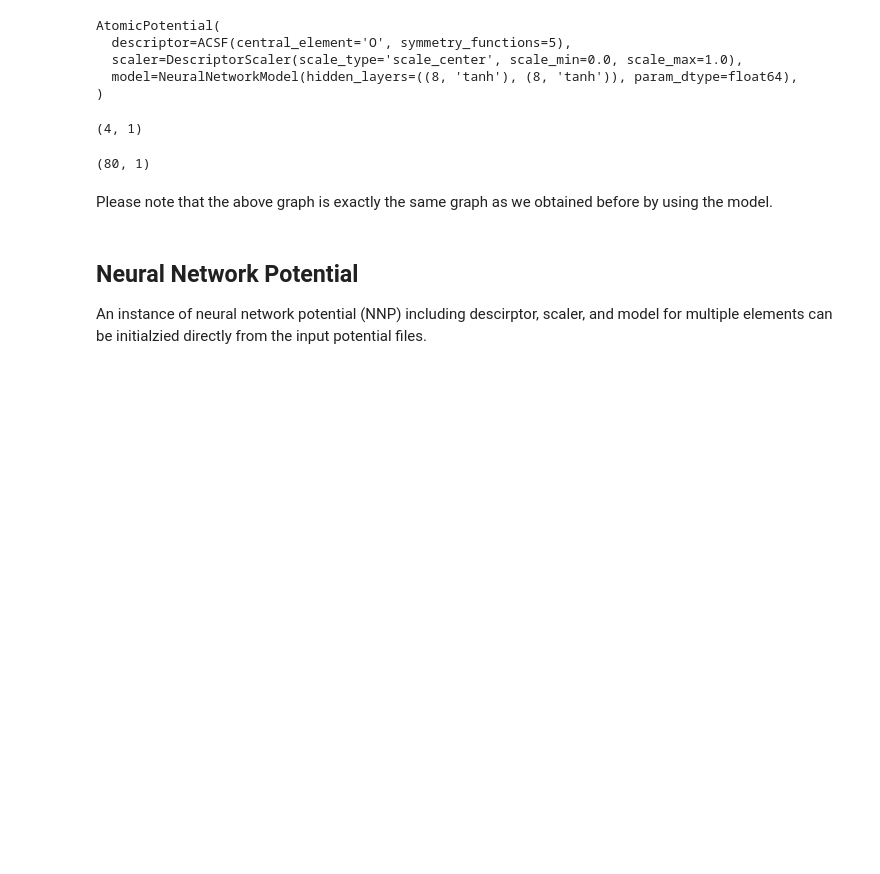
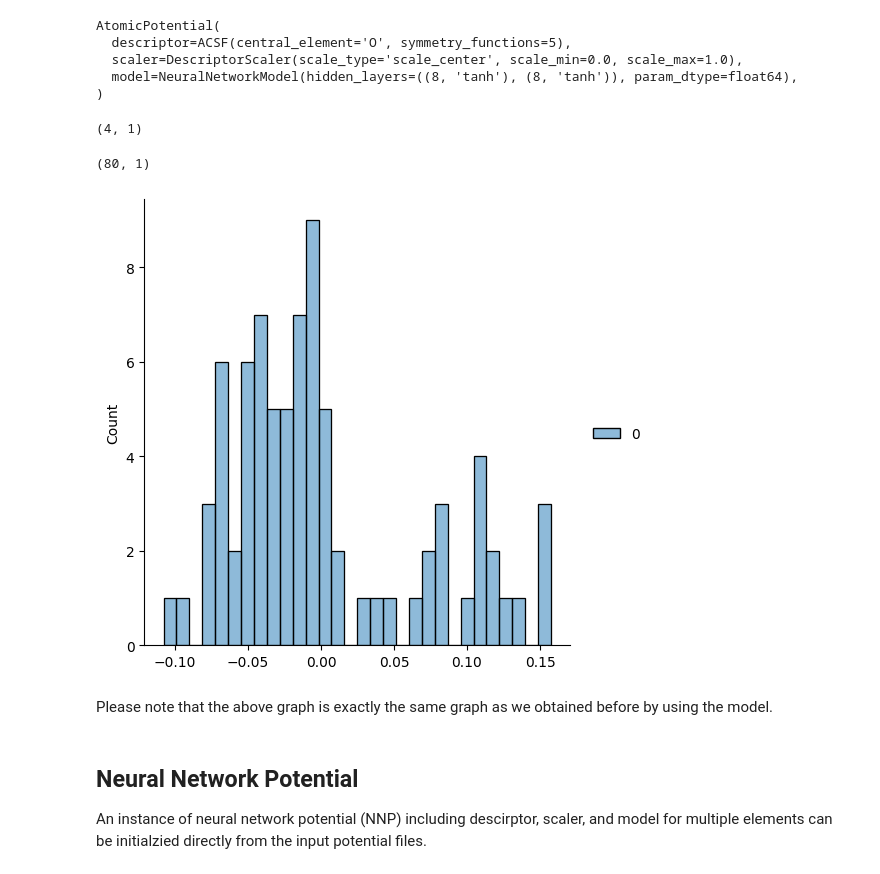
Before and after one commit to hghcomphys/pantea, a Jupyter notebook: examples/getting_started.ipynb, the cells around one changed output. Drawn from its saved outputs; the diff is of its cells as text; code cells hidden in the pictures; blank space fills up the shorter version.

```diff
--- a/examples/getting_started.ipynb
+++ b/examples/getting_started.ipynb
@@ -246,7 +248,9 @@ energies.shape
 # %% [output]
 (80, 1)
 # %%
-# sns.displot(energies, bins=30);
+sns.displot(energies, bins=30);
+# %% [output]
+[figure, added]
 # %% [markdown]
 Please note that the above graph is exactly the same graph as we obtained before by using the model.
 # %% [markdown]
```
Also changed, not shown: parts of 10 cells of this notebook, 4 other files.
